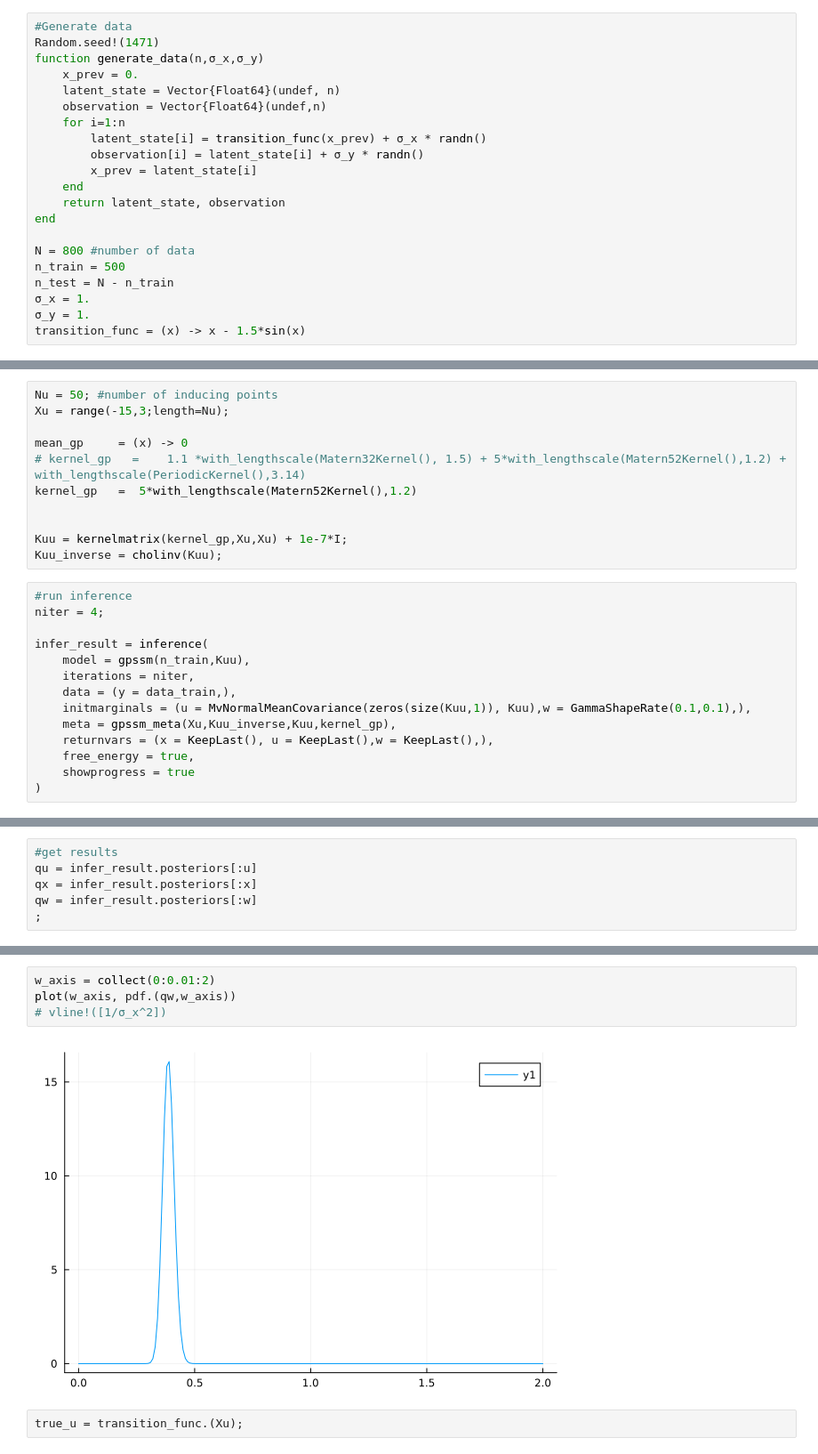
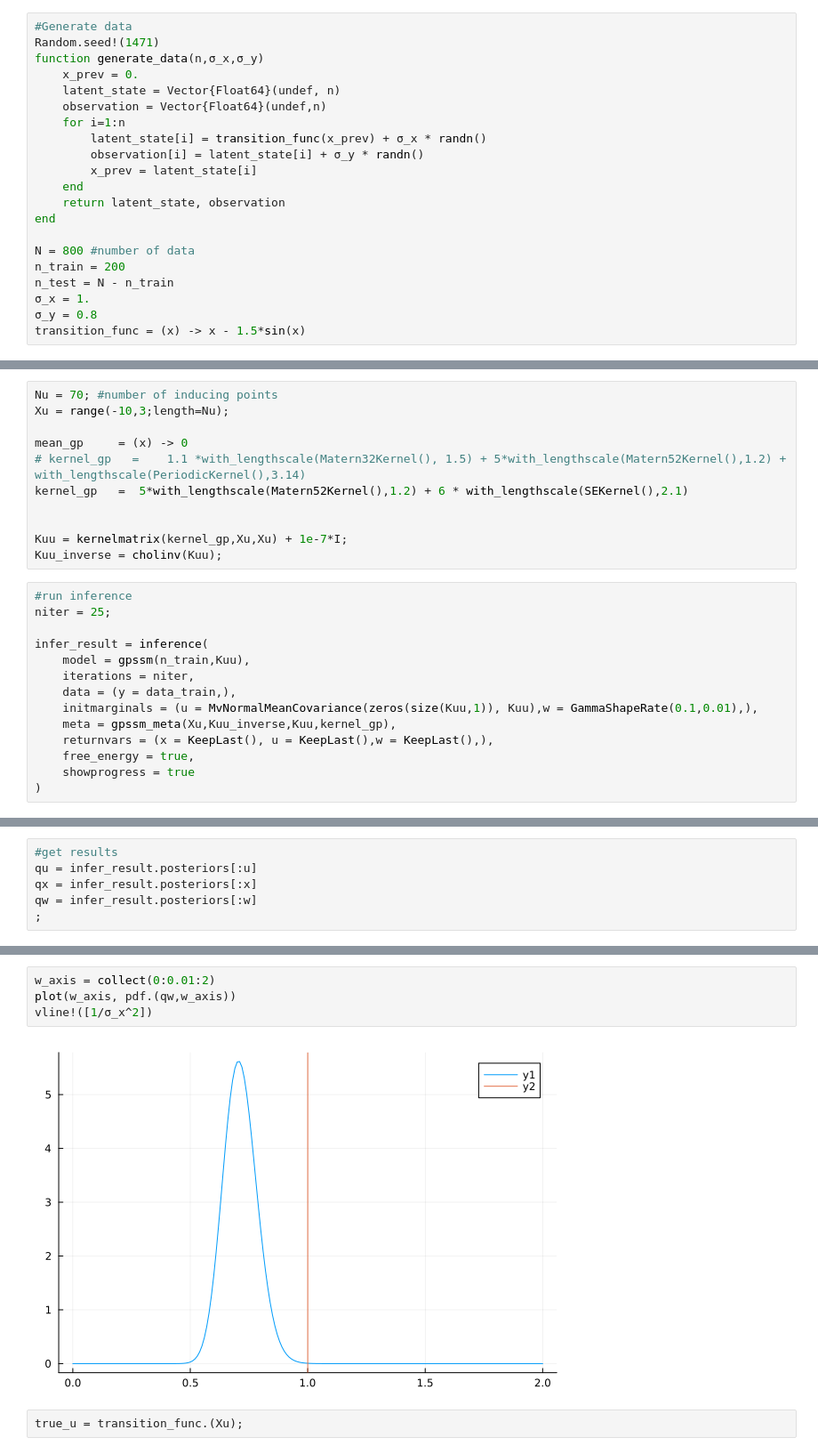
Before and after one commit to biaslab/GaussianProcessNode, a Jupyter notebook: GPTransition_structuredmeanfield.ipynb, the cells around one changed output, grey strips where cells are left out. Shown at 89% size. Saved outputs shown, nothing was run; the diff lists cells and outputs as text.

```diff
--- a/GPTransition_structuredmeanfield.ipynb
+++ b/GPTransition_structuredmeanfield.ipynb
@@ -28,9 +32,9 @@ function generate_data(n,σ_x,σ_y)
 end
 
 N = 800 #number of data
-n_train = 500
+n_train = 200
 n_test = N - n_train
 σ_x = 1.
-σ_y = 1.
+σ_y = 0.8
 transition_func = (x) -> x - 1.5*sin(x)
 # %% [output]
@@ -386,25 +287,25 @@ end
 # %% [output]
 gpssm_meta (generic function with 1 method)
 # %%
-Nu = 50; #number of inducing points
-Xu = range(-15,3;length=Nu);
+Nu = 70; #number of inducing points
+Xu = range(-10,3;length=Nu);
 
 mean_gp     = (x) -> 0
 # kernel_gp   =    1.1 *with_lengthscale(Matern32Kernel(), 1.5) + 5*with_lengthscale(Matern52Kernel(),1.2) + with_lengthscale(PeriodicKernel(),3.14)
-kernel_gp   =  5*with_lengthscale(Matern52Kernel(),1.2)
+kernel_gp   =  5*with_lengthscale(Matern52Kernel(),1.2) + 6 * with_lengthscale(SEKernel(),2.1)
 
 
 Kuu = kernelmatrix(kernel_gp,Xu,Xu) + 1e-7*I;
 Kuu_inverse = cholinv(Kuu);
 # %%
 #run inference
-niter = 4;
+niter = 25;
 
 infer_result = inference(
     model = gpssm(n_train,Kuu),
     iterations = niter,
     data = (y = data_train,),
-    initmarginals = (u = MvNormalMeanCovariance(zeros(size(Kuu,1)), Kuu),w = GammaShapeRate(0.1,0.1),),
+    initmarginals = (u = MvNormalMeanCovariance(zeros(size(Kuu,1)), Kuu),w = GammaShapeRate(0.1,0.01),),
     meta = gpssm_meta(Xu,Kuu_inverse,Kuu,kernel_gp),
     returnvars = (x = KeepLast(), u = KeepLast(),w = KeepLast(),),
     free_energy = true,
@@ -423,9 +328,9 @@ qw = infer_result.posteriors[:w]
 # %%
 w_axis = collect(0:0.01:2)
 plot(w_axis, pdf.(qw,w_axis))
-# vline!([1/σ_x^2])
+vline!([1/σ_x^2])
 # %% [output]
-[figure, old version]
+[figure, new version]
 # %%
 true_u = transition_func.(Xu);
 # %%
```
Also changed, not shown: parts of 27 cells of this notebook.
